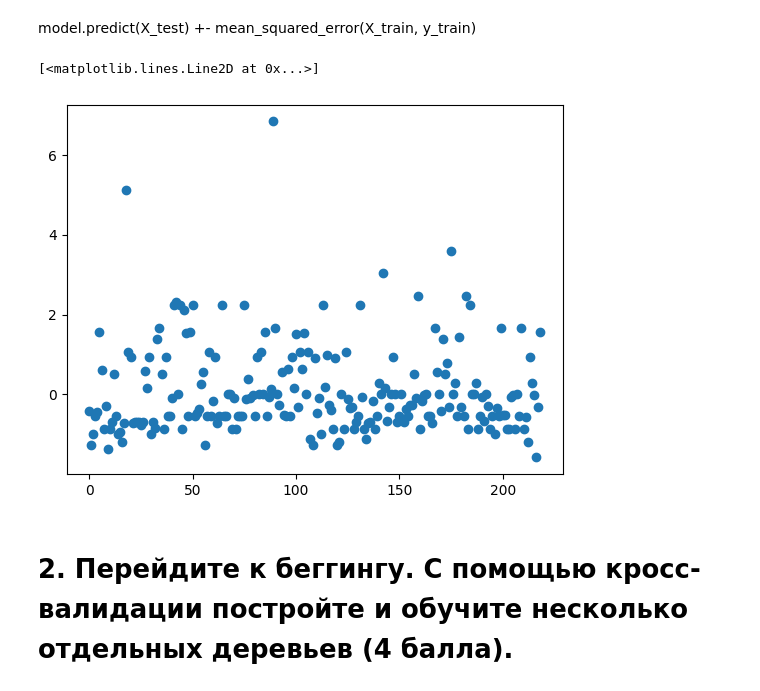
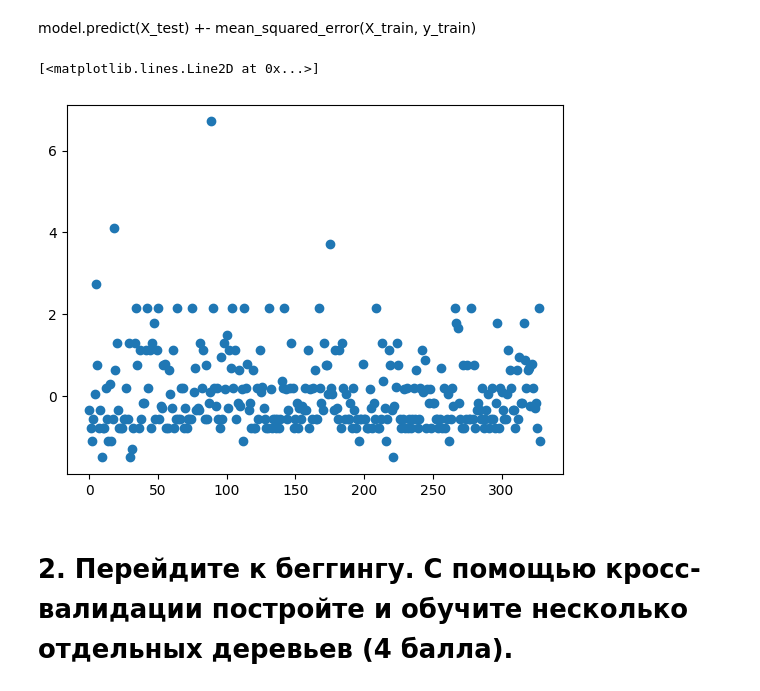
Before and after one commit to Dmitrij-Solovjev/ML_homework, a Jupyter notebook: TEST: TREE.ipynb, the cells around one changed output. Saved outputs shown, nothing was run; the diff lists cells and outputs as text; code cells hidden in the pictures.

```diff
--- a/TEST: TREE.ipynb
+++ b/TEST: TREE.ipynb
@@ -93,7 +73,7 @@ le = autoLabelEncoder()
 le.fit(df, objs)
 df = le.transform(df, objs)
 
-X_train, X_test, y_train, y_test = train_test_split(df, y, test_size=0.2, random_state=1)
+X_train, X_test, y_train, y_test = train_test_split(df, y, test_size=0.3, random_state=1)
 # %%
 df.head()
 # %% [output]
@@ -171,10 +151,10 @@ plot_validation_curve(max_depth_range, np.mean(test_scores,axis=1), np.std(test_
 # %%
 from sklearn.metrics import mean_squared_error
 
-rr = RandomForestRegressor(n_estimators=1, max_depth=4, bootstrap=False)
-rr.fit(X_train,y_train)
-pred = rr.predict(X_test)
-err = mean_squared_error(pred,y_test)
+tree = DecisionTreeRegressor(max_depth=8, random_state=1)
+tree.fit(X_train,y_train)
+pred = tree.predict(X_test)
+err = mean_squared_error(pred, y_test)
 
 a = np.arange(0,len(pred),1)
 plt.plot(a, pred,'bo')
@@ -186,7 +166,16 @@ plt.plot(a, pred+err,'ro',)
-# %%
-showing = []
-for i in range(1,26,5):
-    rr = RandomForestRegressor(n_estimators=i, max_depth=6, bootstrap=False, random_state=1)
-    rr.fit(X_train,y_train)
-    showing.append(mean_squared_error(rr.predict(X_test),y_test))
+# %%
+max_depth = 26
+step=5
+
+arr = np.arange(1,max_depth,step).astype(np.float32)
+
+c=0
+#arr = []
+
+for i in range(1, max_depth, step):
+    tree = DecisionTreeRegressor(max_depth=i, random_state=1)
+    tree.fit(X_train,y_train)
+    #arr.append(mean_squared_error(tree.predict(X_test),y_test))
+    arr[c]=mean_squared_error(tree.predict(X_test),y_test)
+    c+=1
 # %%
@@ -221,12 +213,12 @@ plot_validation_curve(max_depth_range, np.mean(test_scores,axis=1), err2, title=
 # %% [markdown]
 model.predict(X_test) +- mean_squared_error(X_train, y_train)
 # %%
-rr = RandomForestRegressor(n_estimators=1, max_depth=9, bootstrap=False)
+rr = DecisionTreeRegressor(max_depth=6, random_state=1)
 pred = rr.fit(X_train,y_train).predict(X_test)
 plt.plot(np.arange(0,len(pred),1),pred,'o')
 # %% [output]
 [<matplotlib.lines.Line2D at 0x...>]
-[figure, old version]
+[figure, new version]
 # %% [markdown]
 # 2. Перейдите к беггингу. C помощью кросс-валидации постройте и обучите несколько отдельных деревьев (4 балла).
 # %% [markdown]
```
Also changed, not shown: parts of 33 cells of this notebook, 1 other file.
